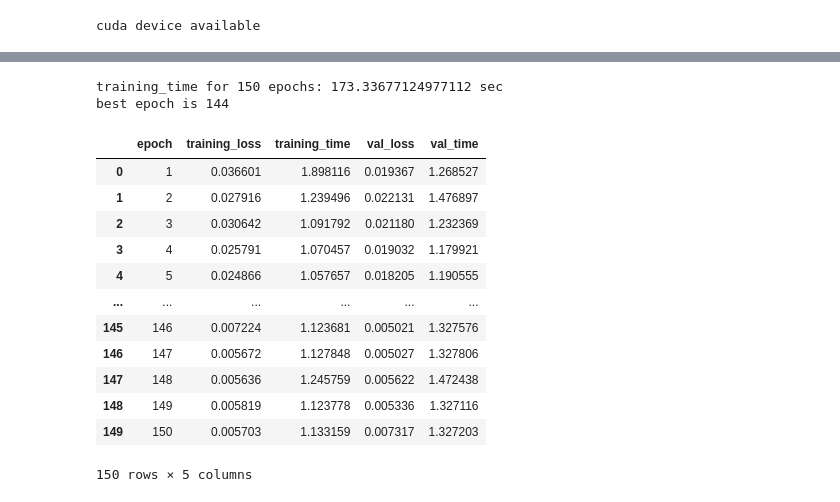
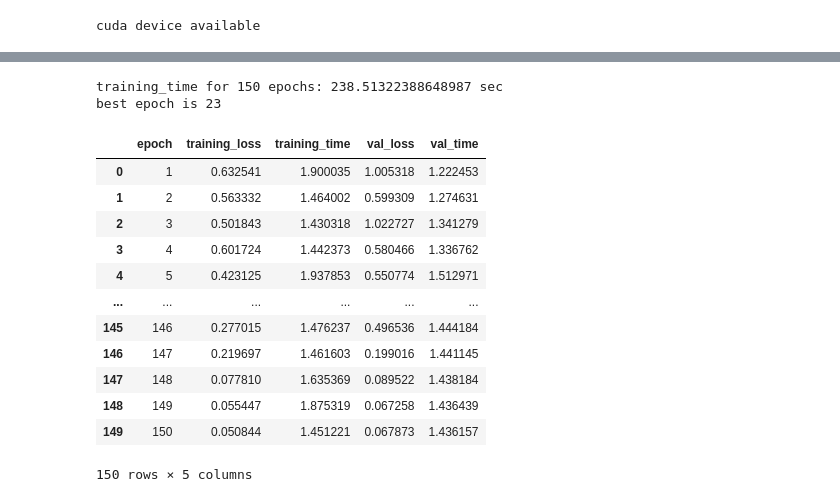
Before and after one commit to bytehut/GuitarTransformer, a Jupyter notebook: GuitarLSTM/LSTM.ipynb, the cells around one changed output, grey strips where cells are left out. Drawn from its saved outputs; the diff is of its cells as text; code cells hidden in the pictures.

```diff
--- a/GuitarLSTM/LSTM.ipynb
+++ b/GuitarLSTM/LSTM.ipynb
@@ -269,10 +270,10 @@ class AudioLSTM(nn.Module):
 # %%
 import audio
 
-amplifer = 'ht1'
+amplifier = 'ht1'
 
 # load data
-def audio_preprocessing(amplifier=amplifer, data_type='train', frame_len=1):
+def audio_preprocessing(amplifier, data_type='train', frame_len=1):
 
     assert amplifier in ('ht1', 'muff') , "Amplifier should be either ht1 or muff"
     assert data_type in ('train', 'val', 'test') , "data_type should be either train , val or test"
@@ -299,9 +300,9 @@ def audio_preprocessing(amplifier=amplifer, data_type='train', frame_len=1):
 
     return X, y
 
-X_train, y_train = audio_preprocessing(amplifier='ht1', data_type='train')
-X_val, y_val = audio_preprocessing(amplifier='ht1', data_type='val')
-X_test, y_test = audio_preprocessing(amplifier='ht1', data_type='test')
+X_train, y_train = audio_preprocessing(amplifier=amplifier, data_type='train')
+X_val, y_val = audio_preprocessing(amplifier=amplifier, data_type='val')
+X_test, y_test = audio_preprocessing(amplifier=amplifier, data_type='test')
 # %%
 print('training:', X_train.shape, y_train.shape)
 print('validation: ', X_val.shape, y_val.shape)
@@ -315,8 +316,8 @@ import numpy as np
 import random
 
 # model params
-input_size = 2  # num features, 2 for stereo
-output_size = 2  # num features, 2 for stereo
+input_size = 1  # num features, 2 for stereo
+output_size = 1  # num features, 2 for stereo
 hidden_size = 32  # hidden state size
 skip_con = 1  # is there a skip connection?
 
@@ -335,12 +336,12 @@ network = AudioLSTM(input_size=input_size, hidden_size=hidden_size,
 # Set up training optimiser + scheduler + loss fcns and training info tracker
 optimiser = optim.Adam(network.parameters(), lr=learn_rate, weight_decay=1e-4)
 scheduler = optim.lr_scheduler.ReduceLROnPlateau(optimiser, 'min', factor=0.5, patience=5, verbose=True)
-loss_functions = nn.SmoothL1Loss()
+# loss_functions = nn.SmoothL1Loss()
 
 # Use Alec's loss function
-# loss_fcns = {'ESRPre': 0.75, 'DC': 0.25}
-# pre_filt = [-0.85, 1] #'high_pass'
-# loss_functions = LossWrapper(loss_fcns, pre_filt)
+loss_fcns = {'ESRPre': 0.75, 'DC': 0.25}
+pre_filt = [-0.85, 1] #'high_pass'
+loss_functions = LossWrapper(loss_fcns, pre_filt)
 # %%
 # TODO: train the model
 import time
@@ -399,29 +400,29 @@ Epoch 150, Loss:  0.00570275, Val Loss:  0.00731683
 # %%
 import pandas as pd
 res_table = pd.DataFrame(res)
 
 training_time = res_table['training_time'].sum()
 print(f'training_time for {epochs} epochs: {training_time} sec')
 print(f'best epoch is {best_ind+1}')
 
-training_progress_loc =  f'result/{amplifer}_{hidden_size}_training_process.csv'
+training_progress_loc =  f'result/{amplifier}_{hidden_size}_training_process.csv'
 res_table.to_csv(training_progress_loc, index=False)
 res_table
 # %% [output]
-training_time for 150 epochs: 173.33677124977112 sec
-best epoch is 144
+training_time for 150 epochs: 238.51322388648987 sec
+best epoch is 23
 |  | epoch | training_loss | training_time | val_loss | val_time |
-| 0 | 1 | 0.036601 | 1.898116 | 0.019367 | 1.268527 |
-| 1 | 2 | 0.027916 | 1.239496 | 0.022131 | 1.476897 |
-| 2 | 3 | 0.030642 | 1.091792 | 0.021180 | 1.232369 |
-| 3 | 4 | 0.025791 | 1.070457 | 0.019032 | 1.179921 |
-| 4 | 5 | 0.024866 | 1.057657 | 0.018205 | 1.190555 |
+| 0 | 1 | 0.632541 | 1.900035 | 1.005318 | 1.222453 |
+| 1 | 2 | 0.563332 | 1.464002 | 0.599309 | 1.274631 |
+| 2 | 3 | 0.501843 | 1.430318 | 1.022727 | 1.341279 |
+| 3 | 4 | 0.601724 | 1.442373 | 0.580466 | 1.336762 |
+| 4 | 5 | 0.423125 | 1.937853 | 0.550774 | 1.512971 |
 | ... | ... | ... | ... | ... | ... |
-| 145 | 146 | 0.007224 | 1.123681 | 0.005021 | 1.327576 |
-| 146 | 147 | 0.005672 | 1.127848 | 0.005027 | 1.327806 |
-| 147 | 148 | 0.005636 | 1.245759 | 0.005622 | 1.472438 |
-| 148 | 149 | 0.005819 | 1.123778 | 0.005336 | 1.327116 |
-| 149 | 150 | 0.005703 | 1.133159 | 0.007317 | 1.327203 |
+| 145 | 146 | 0.277015 | 1.476237 | 0.496536 | 1.444184 |
+| 146 | 147 | 0.219697 | 1.461603 | 0.199016 | 1.441145 |
+| 147 | 148 | 0.077810 | 1.635369 | 0.089522 | 1.438184 |
+| 148 | 149 | 0.055447 | 1.875319 | 0.067258 | 1.436439 |
+| 149 | 150 | 0.050844 | 1.451221 | 0.067873 | 1.436157 |
 150 rows × 5 columns
 # %%
 test_st_time = time.time()
```
Also changed, not shown: parts of 7 cells of this notebook, 1 other file.
